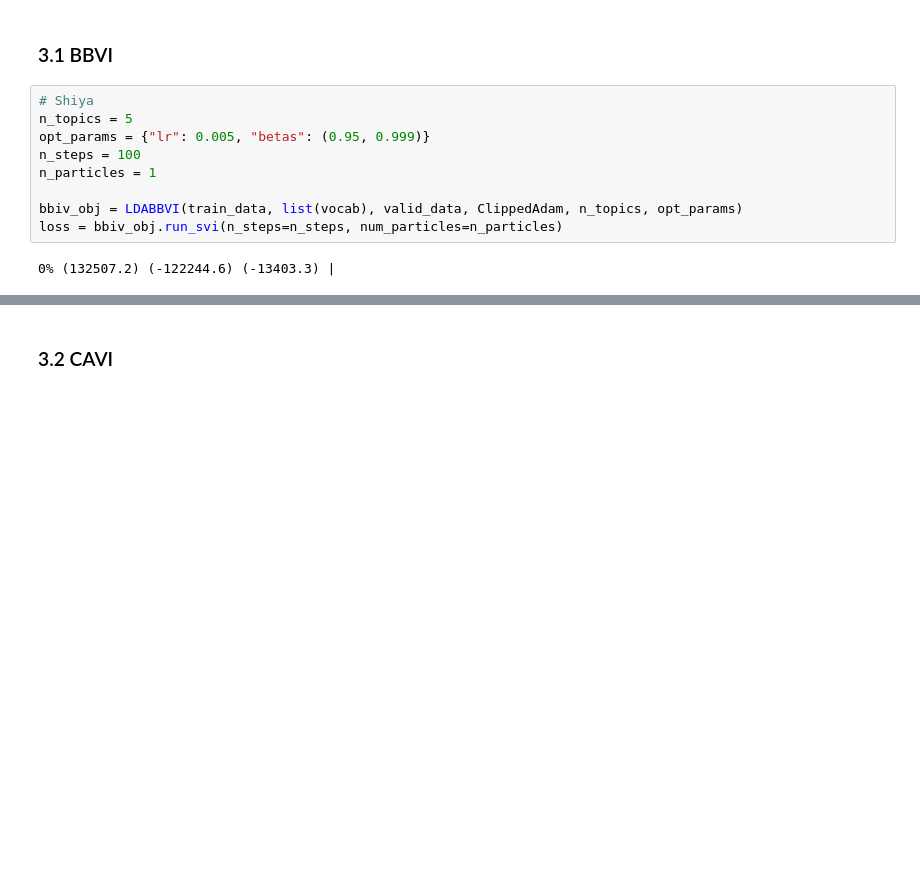
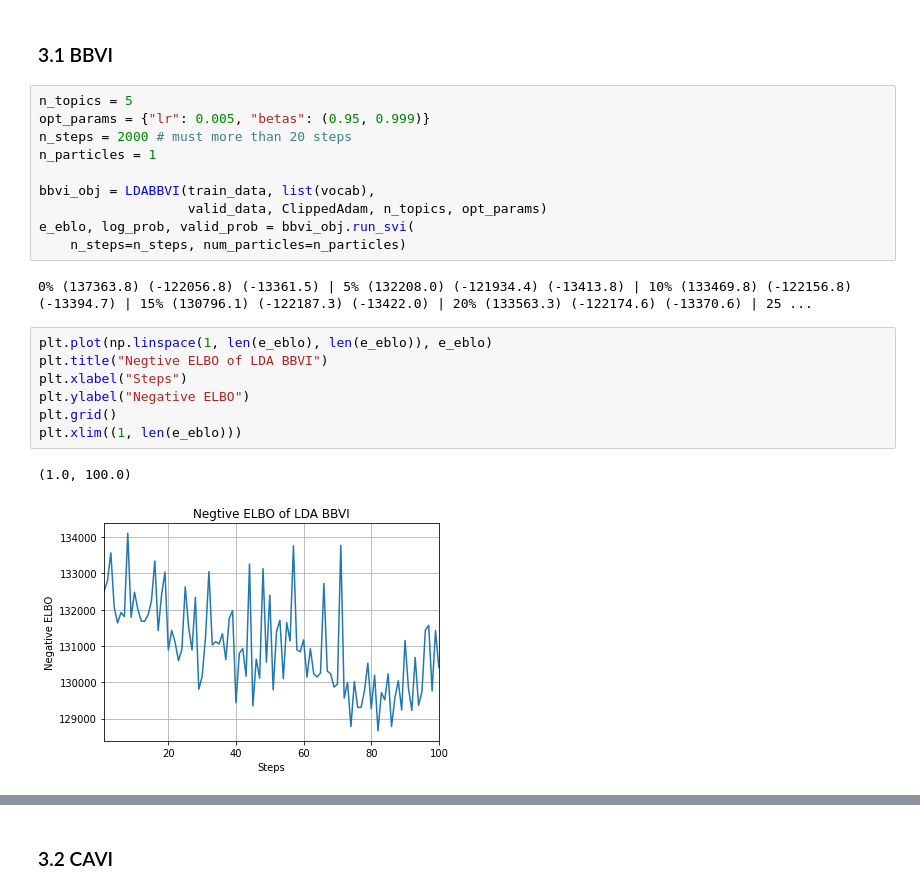
Before and after one commit to TheShiya/lda-topic-modeling-with-pyro, a Jupyter notebook: final_notebook.ipynb, the cells around one changed output, grey strips where cells are left out. Saved outputs shown, nothing was run; the diff lists cells and outputs as text; blank space fills up the shorter version.

```diff
--- a/final_notebook.ipynb
+++ b/final_notebook.ipynb
@@ -88,13 +119,24 @@ $$p(w) = \int_{z,\theta} p(w, z, \theta) dzd\theta = \int_{z,\theta} p(w| z, \th
 # %% [markdown]
 ### 3.1 BBVI
 # %%
-# Shiya
 n_topics = 5
 opt_params = {"lr": 0.005, "betas": (0.95, 0.999)}
-n_steps = 100
+n_steps = 2000 # must more than 20 steps
 n_particles = 1
 
-bbiv_obj = LDABBVI(train_data, list(vocab), valid_data, ClippedAdam, n_topics, opt_params)
-loss = bbiv_obj.run_svi(n_steps=n_steps, num_particles=n_particles)
+bbvi_obj = LDABBVI(train_data, list(vocab),
+                   valid_data, ClippedAdam, n_topics, opt_params)
+e_eblo, log_prob, valid_prob = bbvi_obj.run_svi(
+    n_steps=n_steps, num_particles=n_particles)
 # %% [output]
-0% (132507.2) (-122244.6) (-13403.3) |
+0% (137363.8) (-122056.8) (-13361.5) | 5% (132208.0) (-121934.4) (-13413.8) | 10% (133469.8) (-122156.8) (-13394.7) | 15% (130796.1) (-122187.3) (-13422.0) | 20% (133563.3) (-122174.6) (-13370.6) | 25 ...
+# %%
+plt.plot(np.linspace(1, len(e_eblo), len(e_eblo)), e_eblo)
+plt.title("Negtive ELBO of LDA BBVI")
+plt.xlabel("Steps")
+plt.ylabel("Negative ELBO")
+plt.grid()
+plt.xlim((1, len(e_eblo)))
+# %% [output]
+(1.0, 100.0)
+[figure, added]
```
Also changed, not shown: parts of 23 cells of this notebook, 1 other file.
